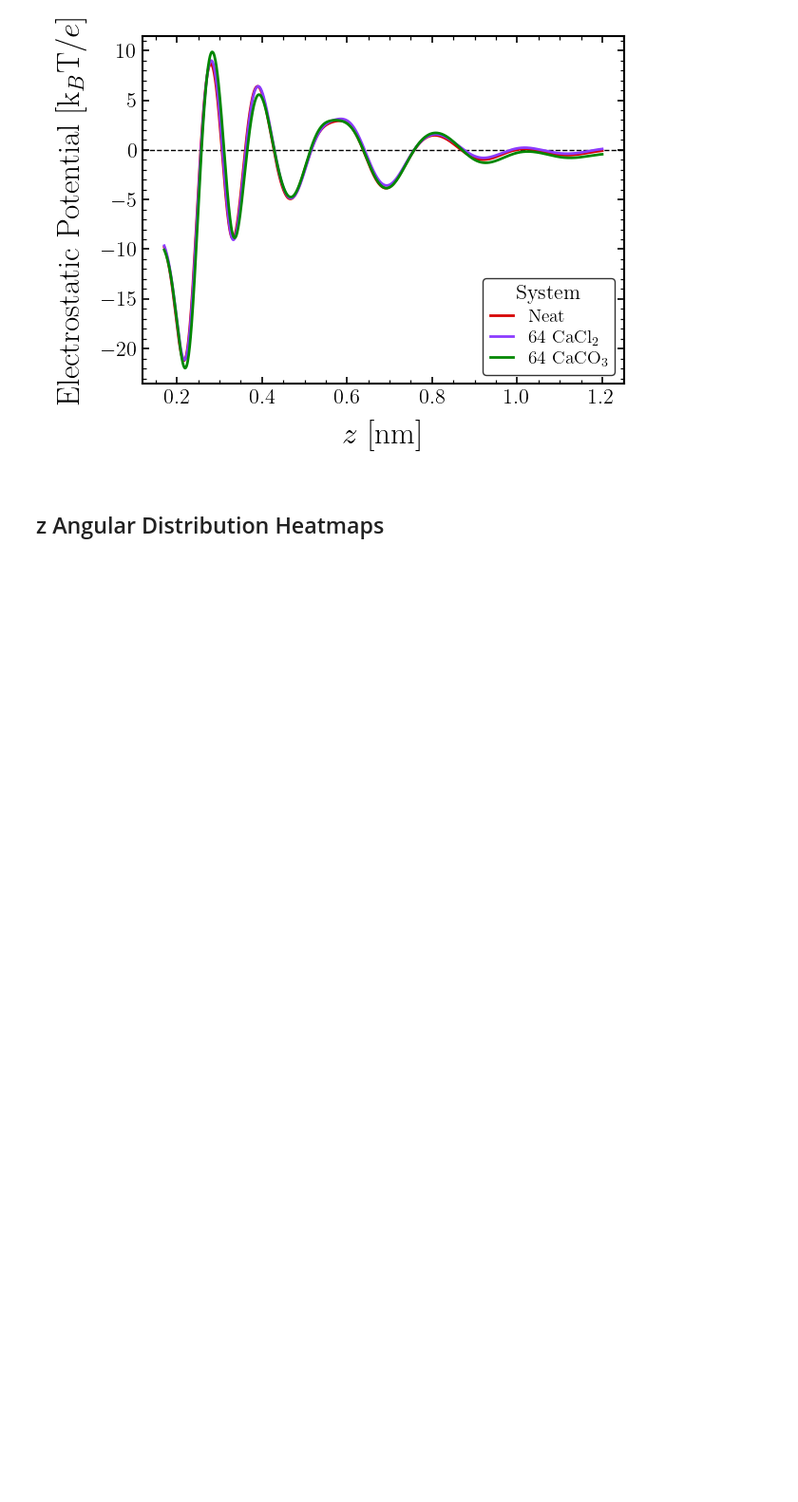
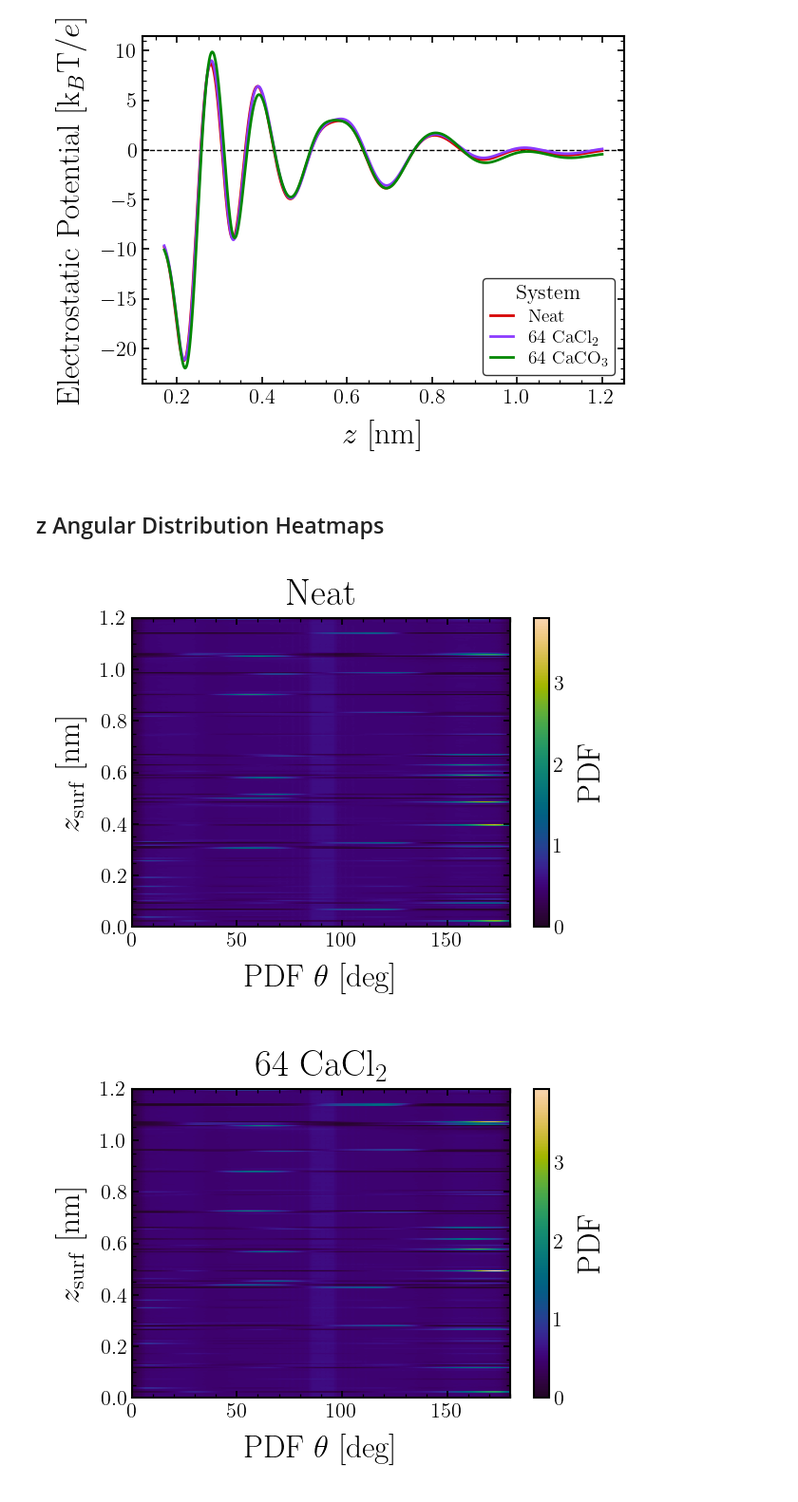
Before and after one commit to CarvFS/Analysis-Polyelectrolyte-Surface-Adsorption, a Jupyter notebook: analysis/4-no-PE/notebooks/axial_density.ipynb, the cells around one changed output. Shown at 95% size. Cells and saved outputs as stored; diff of their text form; code cells hidden in the pictures; blank space fills up the shorter version.

Commit message:
started to add orientation plots

```diff
--- a/analysis/4-no-PE/notebooks/axial_density.ipynb
+++ b/analysis/4-no-PE/notebooks/axial_density.ipynb
@@ -539,3 +539,34 @@ plt.show()
 [figure]
 # %% [markdown]
 ## z Angular Distribution Heatmaps
+# %%
+cmap = cmr.get_sub_cmap("cmr.rainforest", 0.1, 0.9)
+window = 10
+
+for sim in sims:
+    fig, ax = plt.subplots()
+    figname = f"angular_distribution_{sim.name}"
+    ax.set_xlabel(r"PDF $\theta$ [deg]")
+    ax.set_ylabel(r"$z_{\mathrm{surf}}$ [nm]")
+
+    # get the z-coordinate of the solvent orientation data
+    z_coord = (sim.z_sol_orient_zmin + sim.z_sol_orient_zmax) / 2.0
+    z = (z_coord - sim.z_surface_pos) / 10.0
+    theta_coord = sim.z_sol_orient[0]["bin_centers"]
+
+    # make meshgrid
+    XX, YY = np.meshgrid(theta_coord, z)
+    Z = np.zeros_like(XX)
+    for i, line in enumerate(sim.z_sol_orient):
+        Z[i, :] = np.convolve(line["angle_density"], np.ones(window), "same") / window
+    data = {"XX": XX.ravel(), "YY": YY.ravel(), "Z": Z.ravel()}
+
+    # plot the data
+    im = ax.imshow(Z, cmap=cmap, aspect="auto", extent=[0, 180, 0.0, 1.2])
+    fig.colorbar(im, ax=ax, label="PDF")
+    ax.set_title(sim.label)
+    fig.tight_layout()
+    save_fig(data, fig, figname, dir_dat, dir_fig, fig_ext, fig_args)
+# %% [output]
+[figure, added]
+[figure, added]
```
Also changed, not shown: parts of 1 cell of this notebook.
